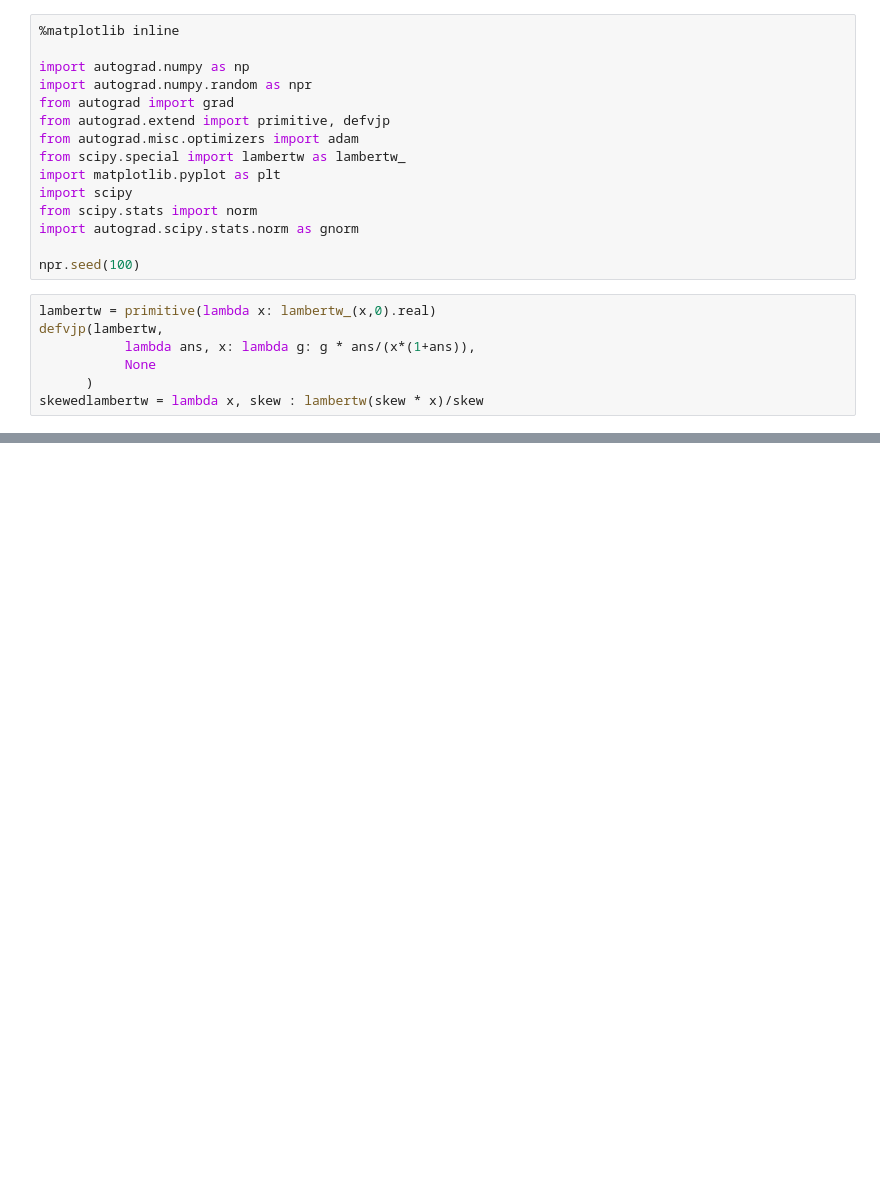
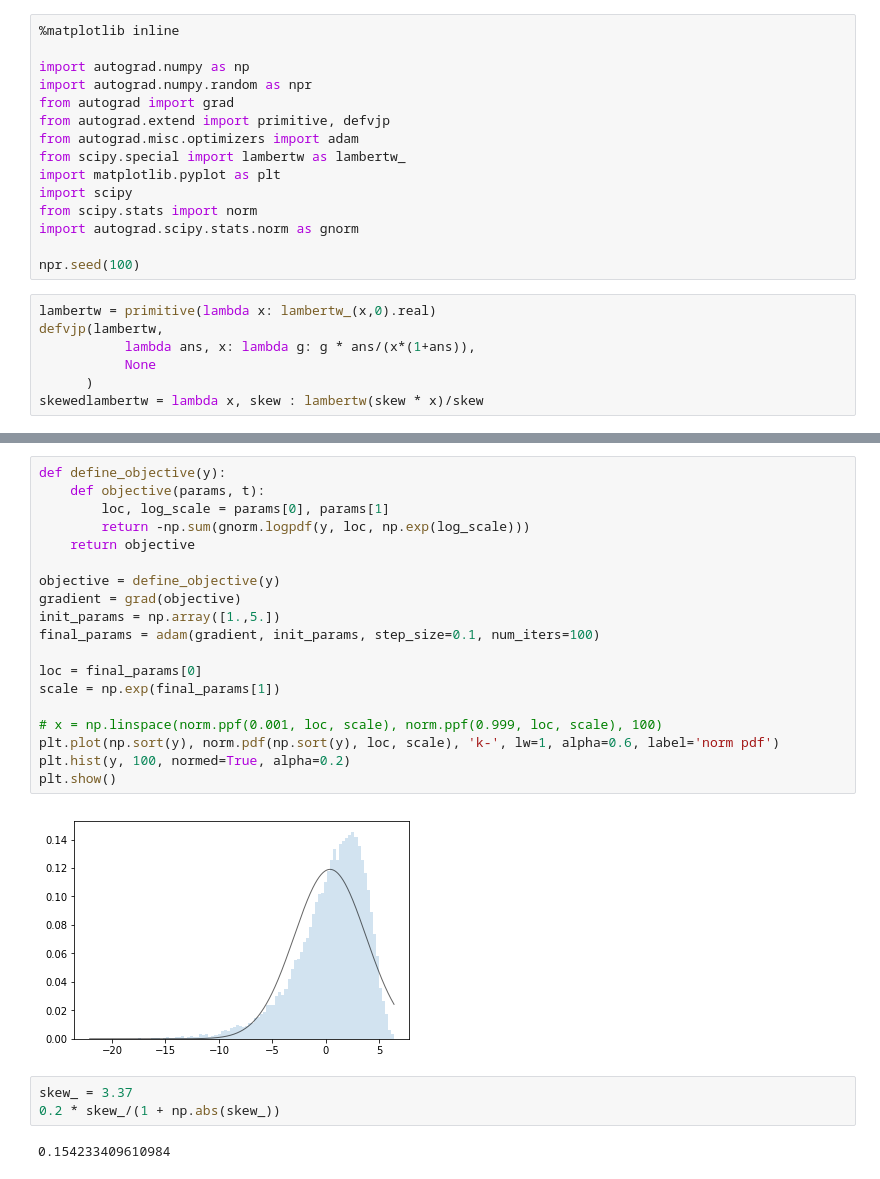
Before and after one commit to sevvi/lambert-matrix-factorization, a Jupyter notebook: lambert-distribution-sanity.ipynb, the cells around one changed output, grey strips where cells are left out. Saved outputs shown, nothing was run; the diff lists cells and outputs as text; blank space fills up the shorter version.

```diff
--- a/lambert-distribution-sanity.ipynb
+++ b/lambert-distribution-sanity.ipynb
@@ -108,0 +105,26 @@ plt.show()
+# %%
+def define_objective(y):
+    def objective(params, t):
+        loc, log_scale = params[0], params[1]
+        return -np.sum(gnorm.logpdf(y, loc, np.exp(log_scale)))
+    return objective
+
+objective = define_objective(y)
+gradient = grad(objective)
+init_params = np.array([1.,5.])
+final_params = adam(gradient, init_params, step_size=0.1, num_iters=100)
+
+loc = final_params[0]
+scale = np.exp(final_params[1])
+
+# x = np.linspace(norm.ppf(0.001, loc, scale), norm.ppf(0.999, loc, scale), 100)
+plt.plot(np.sort(y), norm.pdf(np.sort(y), loc, scale), 'k-', lw=1, alpha=0.6, label='norm pdf')
+plt.hist(y, 100, normed=True, alpha=0.2)
+plt.show()
+# %% [output]
+[figure, added]
+# %%
+skew_ = 3.37
+0.2 * skew_/(1 + np.abs(skew_))
+# %% [output]
+0.154233409610984
```
Also changed, not shown: parts of 5 cells of this notebook, 1 other file.
